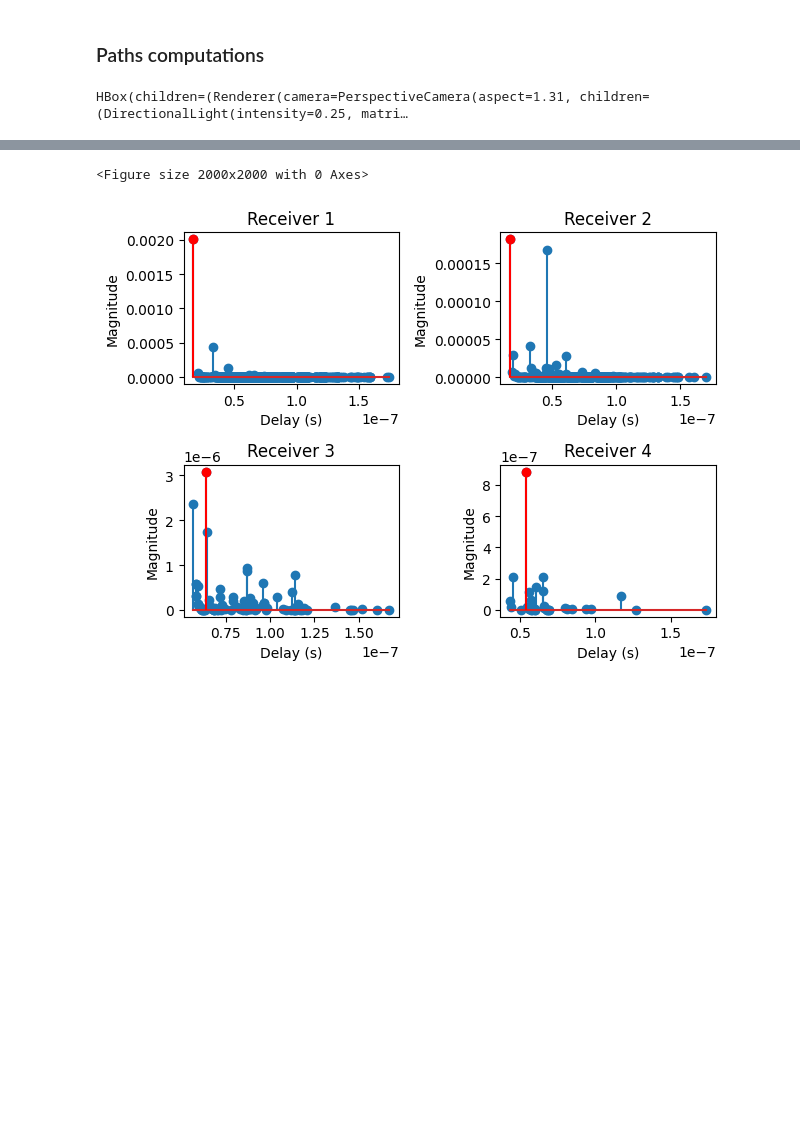
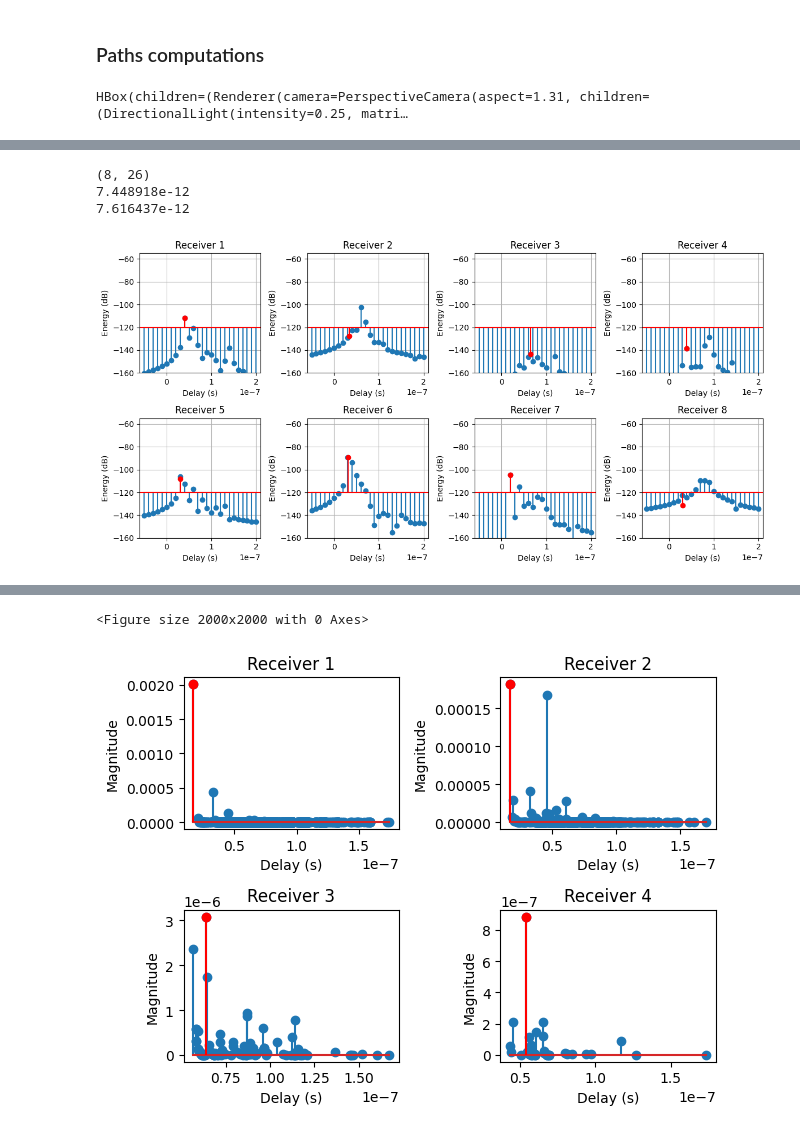
Before and after one commit to lraviart/RayTracing, a Jupyter notebook: Localization/SimpleReflexion.ipynb, the cells around one changed output, grey strips where cells are left out. Cells and saved outputs as stored; diff of their text form; code cells hidden in the pictures; blank space fills up the shorter version.

```diff
--- a/Localization/SimpleReflexion.ipynb
+++ b/Localization/SimpleReflexion.ipynb
@@ -310,0 +224,38 @@ plt.show()
+# %%
+# Channel impulse response of the path
+l_min, l_max = -5, 20
+B = 100e6
+t = np.arange(l_min, l_max+1) / B
+taps = paths.taps(bandwidth=B, l_min=l_min, l_max=l_max, normalize_delays=False)
+
+taps_re, taps_im = taps[0], taps[1]
+taps_re = taps_re.numpy()
+taps_im = taps_im.numpy()
+taps_mag = np.sqrt(taps_re**2 + taps_im**2)
+taps_mag = taps_mag.reshape(taps_mag.shape[0], -1)
+print(taps_mag.shape)
+
+taps_energy = taps_mag ** 2 * P_TX_lin
+
+print(np.sum(taps_energy[0]))
+print(np.sum(energies[0]))
+
+
+plt.figure(figsize=(12, 6))
+for i in range(8):
+    plt.subplot(2, 4, i+1)
+    plt.stem(t, 10*np.log10(taps_energy[i]), bottom=10*np.log10(S_RX_lin))
+    plt.stem(tau[i][0], 10*np.log10(energies[i][0]), bottom=10*np.log10(S_RX_lin), linefmt='r-', markerfmt='ro', label='Path Energies')
+    plt.axhline(10*np.log10(S_RX_lin), color='red', linestyle='-', label='Sensitivity Threshold')
+    plt.title(f"Receiver {i+1}")
+    plt.xlabel("Delay (s)")
+    plt.ylabel("Energy (dB)")
+    plt.xlim((l_min-1)/B, (l_max+1)/B)
+    plt.ylim(-160, -55)
+    plt.grid()
+plt.tight_layout()
+# %% [output]
+(8, 26)
+7.448918e-12
+7.616437e-12
+[figure, added]
```
Also changed, not shown: parts of 7 cells of this notebook, 36 other files.
